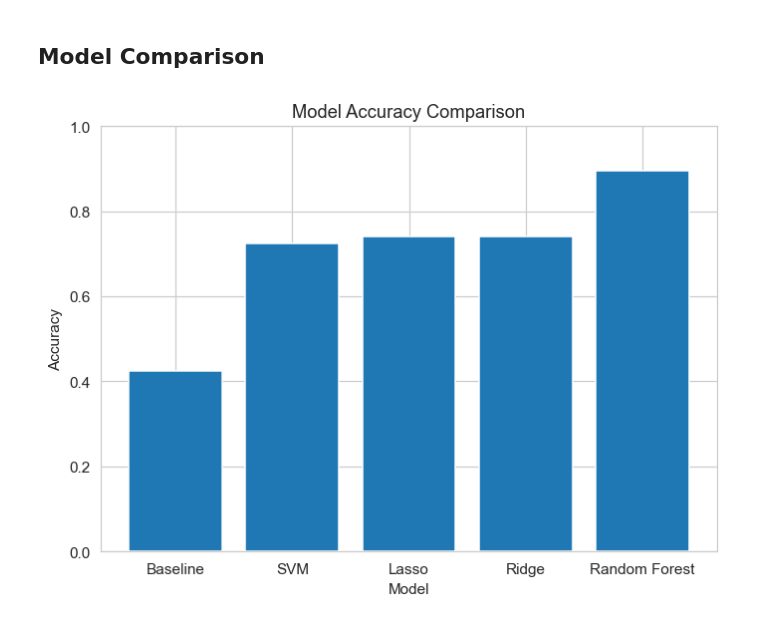
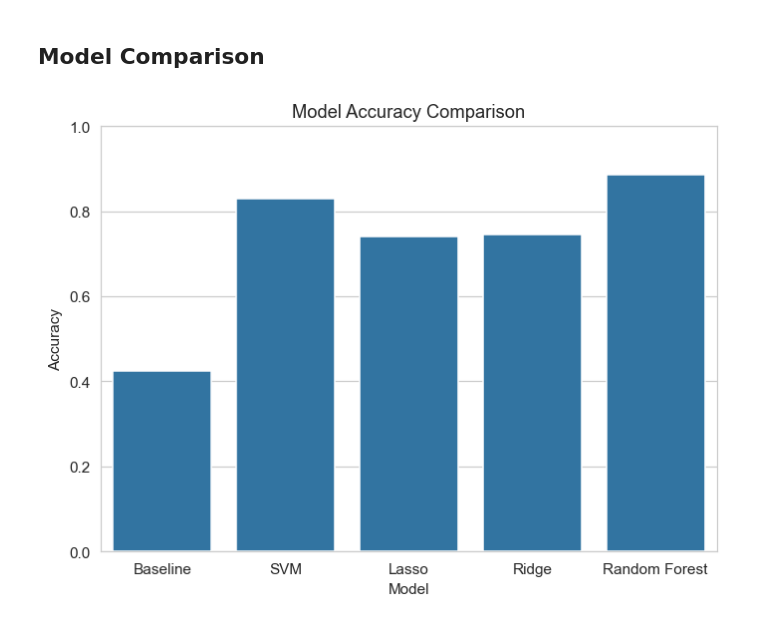
Before and after one commit to Beau-Belkowski/STT_811_Final_Project, a Jupyter notebook: STT_811_Project_Final.ipynb, the cells around one changed output. Drawn from its saved outputs; the diff is of its cells as text; code cells hidden in the pictures.

```diff
--- a/STT_811_Project_Final.ipynb
+++ b/STT_811_Project_Final.ipynb
@@ -48,8 +41,8 @@ plt.rcParams["figure.dpi"] = 110
 # %% [markdown]
 ## Data Cleaning and Pre Processing
 # %%
-data = pd.read_csv("Inventory Management E-Grocery - InventoryData.csv")
-data.info()
+df = pd.read_csv("Inventory Management E-Grocery - InventoryData.csv")
+df.info()
 # %% [output]
 <class 'pandas.core.frame.DataFrame'>
 RangeIndex: 1000 entries, 0 to 999
@@ -148,2 +108,2 @@ data['Demand_Forecast_Accuracy_Pct'] = clean_numeric_column(data['Demand_Forecas
 # %%
-data['Forecast_Next_30d'] = (data['Forecast_Next_30d'] * 1000).astype(int)
+df['Forecast_Next_30d'] = (df['Forecast_Next_30d'] * 1000).astype(int)
@@ -341,7 +269,7 @@ We exclude:
 
 This leaves us with clean, operationally interpretable features.
 # %%
-numeric_features = data.select_dtypes(include=["int64", "float64"]).columns
+numeric_features = df.select_dtypes(include=["int64", "float64"]).columns
 
 drop_cols = [
     "Total_Inventory_Value_USD",   # the formula itself
@@ -351,8 +279,8 @@ drop_cols = [
     "Last_Purchase_Price_USD"       # collinear w/ Unit Cost
 ]
 
-X = data[numeric_features].drop(columns=drop_cols)
-y = data["ABC_Class"]
+X = df[numeric_features].drop(columns=drop_cols)
+y = df["ABC_Class"]
 
 print("Features used:")
 for col in X.columns:
@@ -924,21 +630,24 @@ This is not a coincidence — it's validation. The store's internal ABC labels a
 # %% [markdown]
 ## Model Comparison
 # %%
-models = ["Baseline", "SVM", "Lasso", "Ridge", "Random Forest"]
-accuracies = [0.425, 0.725, 0.74, 0.74, 0.895]
+scores_df = pd.DataFrame({
+    "Model": ["Baseline", "SVM", "Lasso", "Ridge", "Random Forest"],
+    "Accuracy": [
+        accuracy_score(y_test, y_pred_nb),
+        accuracy_score(y_test, y_pred_svm),
+        accuracy_score(y_test, y_pred_lasso),
+        accuracy_score(y_test, y_pred_ridge),
+        accuracy_score(y_test, y_pred_rfc),
+    ]
+})
 
-plt.figure()
-
-plt.bar(models, accuracies)
-
+sns.barplot(data=scores_df, x="Model", y="Accuracy")
 plt.xlabel("Model")
 plt.ylabel("Accuracy")
 plt.title("Model Accuracy Comparison")
-
-plt.ylim(0, 1)  # accuracy range
-
+plt.ylim(0, 1)
 plt.tight_layout()
 plt.show()
 # %% [output]
-[figure, old version]
+[figure, new version]
 # %%
```
Also changed, not shown: parts of 48 cells of this notebook, 3 other files.
